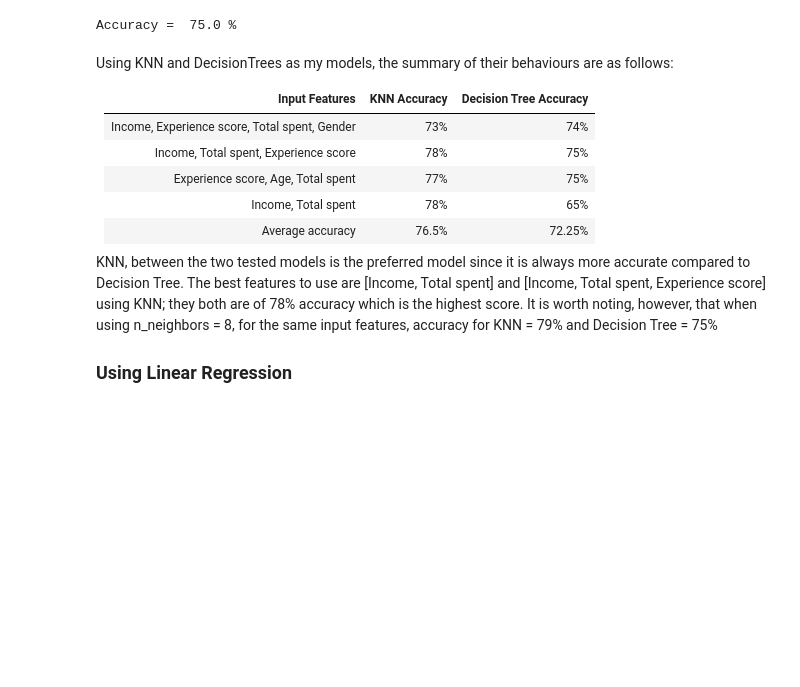
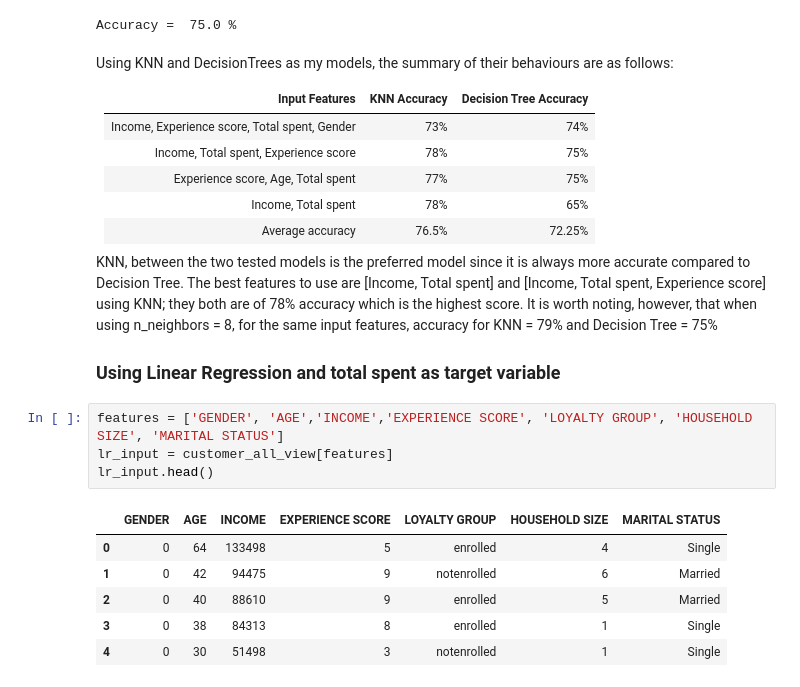
Before and after one commit to CikuKariuki/Retailer-X, a Jupyter notebook: analysis/Retailer X.ipynb, the cells around one changed output. Cells and saved outputs as stored; diff of their text form; blank space fills up the shorter version.

```diff
--- a/analysis/Retailer X.ipynb
+++ b/analysis/Retailer X.ipynb
@@ -1098,4 +1098,15 @@ KNN, between the two tested models is the preferred model since it is always mor
 
 
 
-### Using Linear Regression
+### Using Linear Regression and total spent as target variable
+# %%
+features = ['GENDER', 'AGE','INCOME','EXPERIENCE SCORE', 'LOYALTY GROUP', 'HOUSEHOLD SIZE', 'MARITAL STATUS']
+lr_input = customer_all_view[features]
+lr_input.head()
+# %% [output]
+|  | GENDER | AGE | INCOME | EXPERIENCE SCORE | LOYALTY GROUP | HOUSEHOLD SIZE | MARITAL STATUS |
+| 0 | 0 | 64 | 133498 | 5 | enrolled | 4 | Single |
+| 1 | 0 | 42 | 94475 | 9 | notenrolled | 6 | Married |
+| 2 | 0 | 40 | 88610 | 9 | enrolled | 5 | Married |
+| 3 | 0 | 38 | 84313 | 8 | enrolled | 1 | Single |
+| 4 | 0 | 30 | 51498 | 3 | notenrolled | 1 | Single |
```
Also changed, not shown: parts of 32 cells of this notebook.
